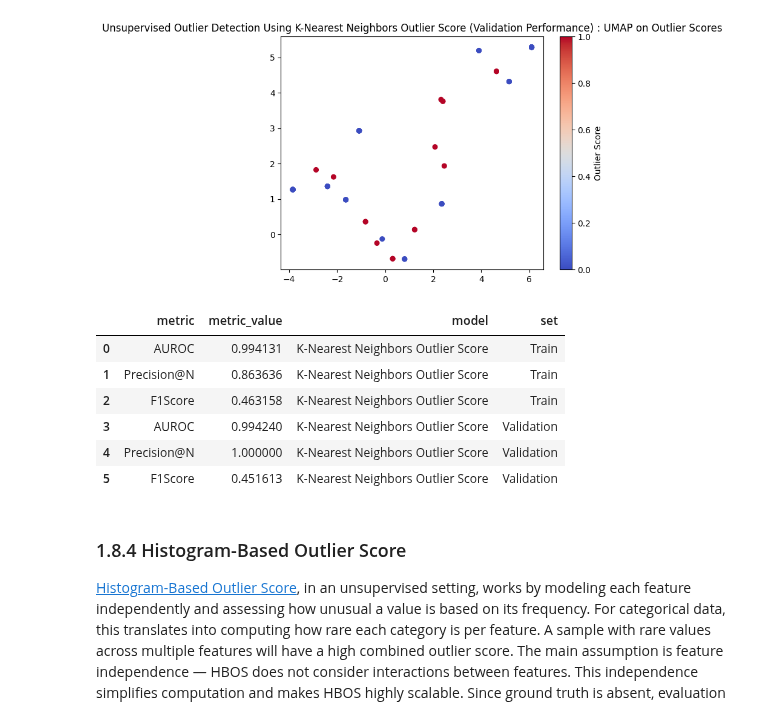
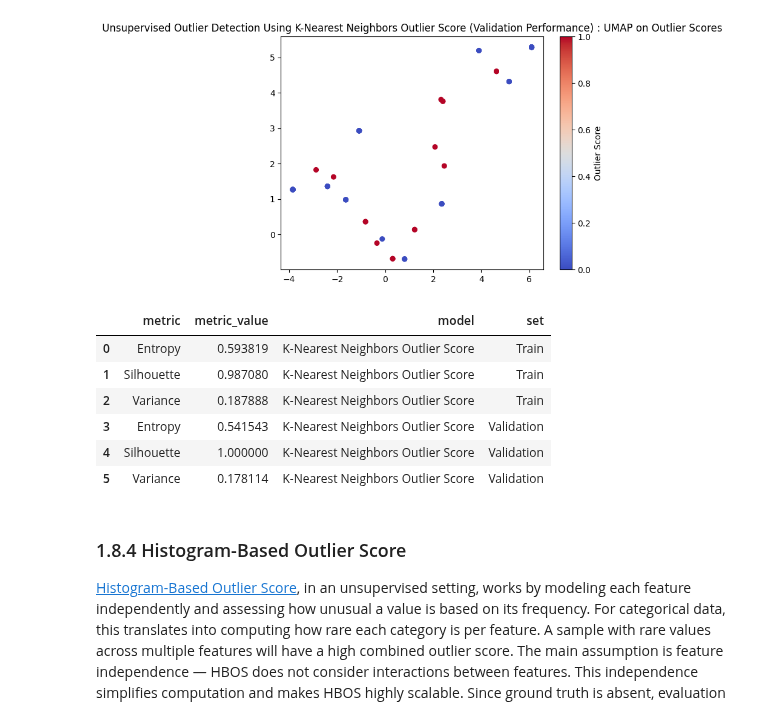
Before and after one commit to JohnPaulinePineda/Portfolio_Project_61, a Jupyter notebook: codes/DetectingAndEvaluatingAnomaliesInCategoricalDataUnderSupervisedAndUnsupervisedSettings.ipynb, the cells around one changed output. Drawn from its saved outputs; the diff is of its cells as text; code cells hidden in the pictures.

```diff
--- a/codes/DetectingAndEvaluatingAnomaliesInCategoricalDataUnderSupervisedAndUnsupervisedSettings.ipynb
+++ b/codes/DetectingAndEvaluatingAnomaliesInCategoricalDataUnderSupervisedAndUnsupervisedSettings.ipynb
@@ -2660,24 +2660,24 @@ umap_visualize_unsupervised_outlier_detection_model(X_train, X_validation, -unsu
 # %%
 ##################################
 # Consolidating all the performance measures
 # for the K-Nearest Neighbors Outlier Score model
 # without ground truth labels
 # for the train and validation data
 ##################################
 unsupervised_model_knn_metric_summary = pd.DataFrame()
 unsupervised_model_knn_metric_summary['metric'] = ["Entropy", "Silhouette", "Variance"] * 2
 unsupervised_model_knn_metric_summary['metric_value'] = [unsupervised_knn_entropy_training, unsupervised_knn_silhouette_training, unsupervised_knn_variance_training, unsupervised_knn_entropy_validation, unsupervised_knn_silhouette_validation, unsupervised_knn_variance_validation]
 unsupervised_model_knn_metric_summary['model'] = ["K-Nearest Neighbors Outlier Score"] * 6
 unsupervised_model_knn_metric_summary['set'] = (["Train"] * 3) + (["Validation"] * 3)
-display(supervised_model_knn_metric_summary)
+display(unsupervised_model_knn_metric_summary)
 # %% [output]
 |  | metric | metric_value | model | set |
-| 0 | AUROC | 0.994131 | K-Nearest Neighbors Outlier Score | Train |
-| 1 | Precision@N | 0.863636 | K-Nearest Neighbors Outlier Score | Train |
-| 2 | F1Score | 0.463158 | K-Nearest Neighbors Outlier Score | Train |
-| 3 | AUROC | 0.994240 | K-Nearest Neighbors Outlier Score | Validation |
-| 4 | Precision@N | 1.000000 | K-Nearest Neighbors Outlier Score | Validation |
-| 5 | F1Score | 0.451613 | K-Nearest Neighbors Outlier Score | Validation |
+| 0 | Entropy | 0.593819 | K-Nearest Neighbors Outlier Score | Train |
+| 1 | Silhouette | 0.987080 | K-Nearest Neighbors Outlier Score | Train |
+| 2 | Variance | 0.187888 | K-Nearest Neighbors Outlier Score | Train |
+| 3 | Entropy | 0.541543 | K-Nearest Neighbors Outlier Score | Validation |
+| 4 | Silhouette | 1.000000 | K-Nearest Neighbors Outlier Score | Validation |
+| 5 | Variance | 0.178114 | K-Nearest Neighbors Outlier Score | Validation |
 # %% [markdown]
 ### 1.8.4 Histogram-Based Outlier Score <a class="anchor" id="1.8.4"></a>
 
```
Also changed, not shown: parts of 32 cells of this notebook, 1 other file.
